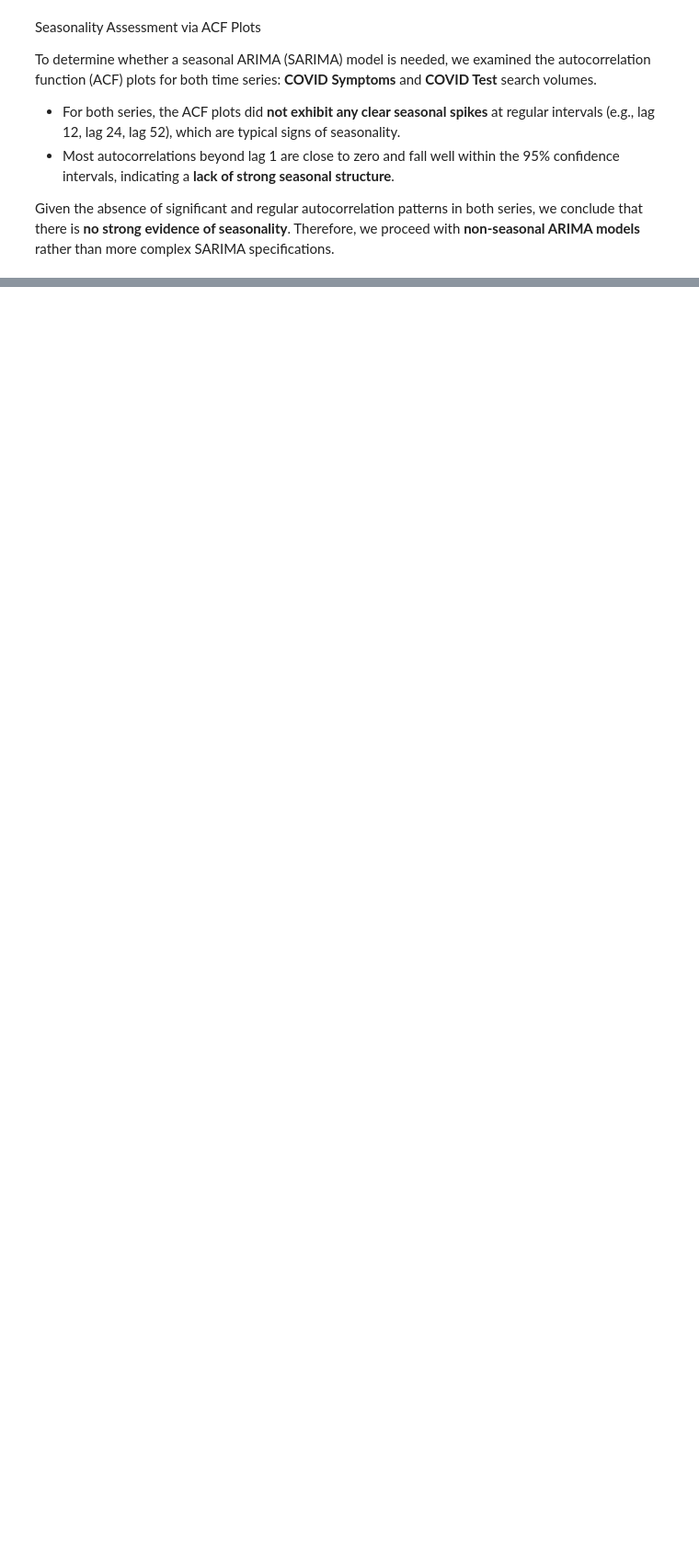
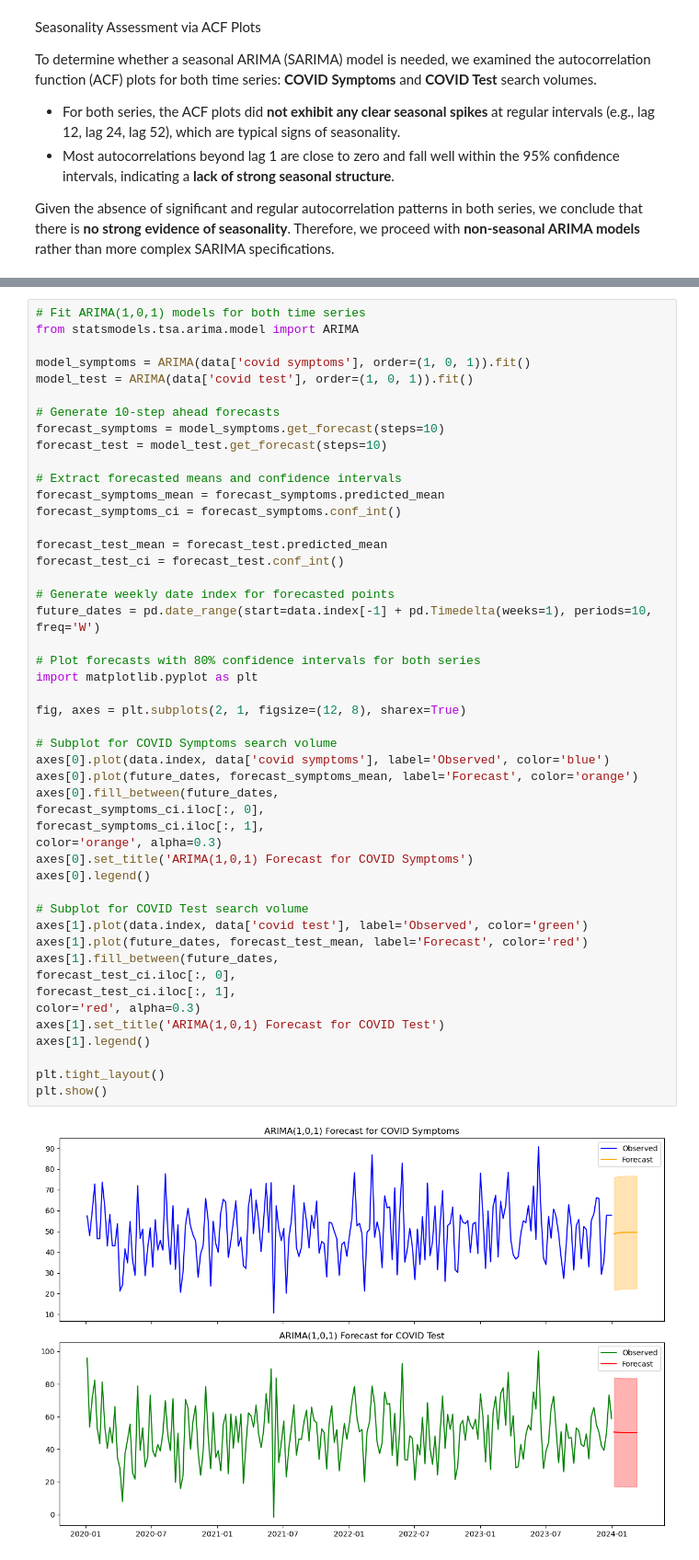
Before and after one commit to sevintanerdi/TSAproject, a Jupyter notebook: TSA_analysis.ipynb, the cells around one changed output, grey strips where cells are left out. Shown at 92% size. Cells and saved outputs as stored; diff of their text form; blank space fills up the shorter version.

```diff
--- a/TSA_analysis.ipynb
+++ b/TSA_analysis.ipynb
@@ -822,0 +803,50 @@ Among the tested options, ARIMA(1,1,1) yielded the lowest AIC and BIC values, an
+# %%
+# Fit ARIMA(1,0,1) models for both time series
+from statsmodels.tsa.arima.model import ARIMA
+
+model_symptoms = ARIMA(data['covid symptoms'], order=(1, 0, 1)).fit()
+model_test = ARIMA(data['covid test'], order=(1, 0, 1)).fit()
+
+# Generate 10-step ahead forecasts
+forecast_symptoms = model_symptoms.get_forecast(steps=10)
+forecast_test = model_test.get_forecast(steps=10)
+
+# Extract forecasted means and confidence intervals
+forecast_symptoms_mean = forecast_symptoms.predicted_mean
+forecast_symptoms_ci = forecast_symptoms.conf_int()
+
+forecast_test_mean = forecast_test.predicted_mean
+forecast_test_ci = forecast_test.conf_int()
+
+# Generate weekly date index for forecasted points
+future_dates = pd.date_range(start=data.index[-1] + pd.Timedelta(weeks=1), periods=10, freq='W')
+
+# Plot forecasts with 80% confidence intervals for both series
+import matplotlib.pyplot as plt
+
+fig, axes = plt.subplots(2, 1, figsize=(12, 8), sharex=True)
+
+# Subplot for COVID Symptoms search volume
+axes[0].plot(data.index, data['covid symptoms'], label='Observed', color='blue')
+axes[0].plot(future_dates, forecast_symptoms_mean, label='Forecast', color='orange')
+axes[0].fill_between(future_dates,
+forecast_symptoms_ci.iloc[:, 0],
+forecast_symptoms_ci.iloc[:, 1],
+color='orange', alpha=0.3)
+axes[0].set_title('ARIMA(1,0,1) Forecast for COVID Symptoms')
+axes[0].legend()
+
+# Subplot for COVID Test search volume
+axes[1].plot(data.index, data['covid test'], label='Observed', color='green')
+axes[1].plot(future_dates, forecast_test_mean, label='Forecast', color='red')
+axes[1].fill_between(future_dates,
+forecast_test_ci.iloc[:, 0],
+forecast_test_ci.iloc[:, 1],
+color='red', alpha=0.3)
+axes[1].set_title('ARIMA(1,0,1) Forecast for COVID Test')
+axes[1].legend()
+
+plt.tight_layout()
+plt.show()
+# %% [output]
+[figure, added]
```
Also changed, not shown: parts of 9 cells of this notebook.
